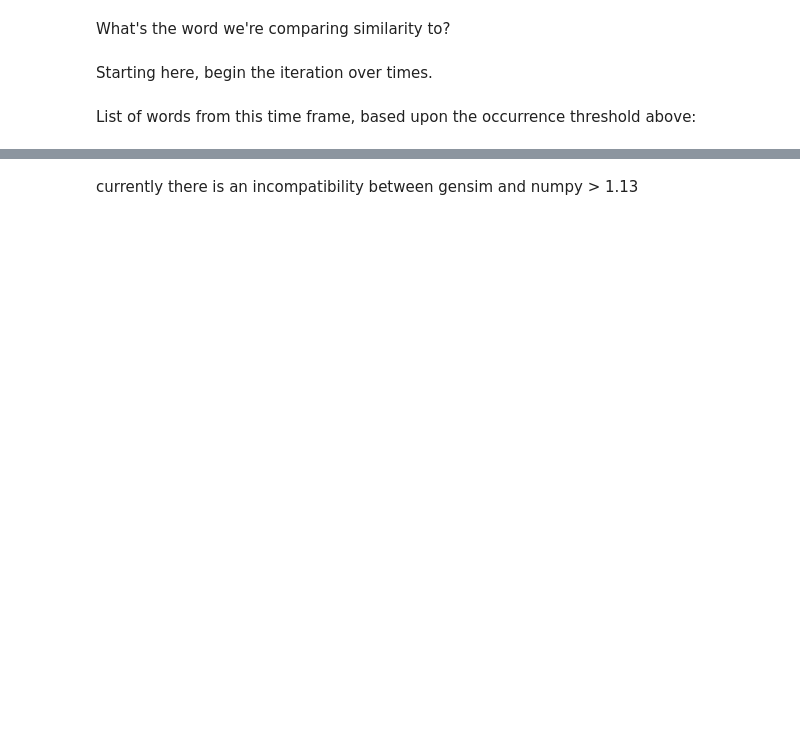
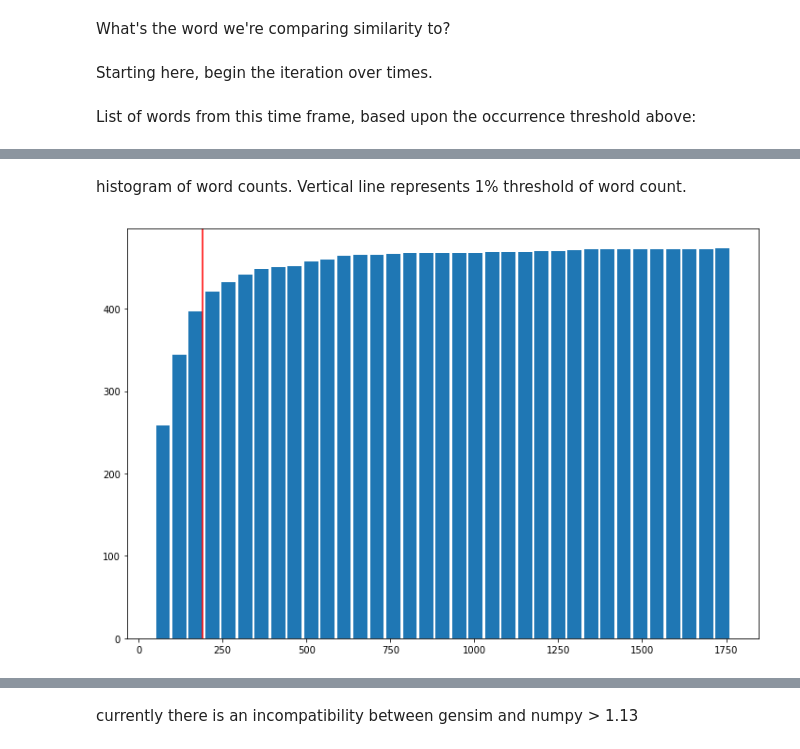
Before and after one commit to brownworth/TwitterDisaster, a Jupyter notebook: Related-Words.ipynb, the cells around one changed output, grey strips where cells are left out. Drawn from its saved outputs; the diff is of its cells as text; code cells hidden in the pictures; blank space fills up the shorter version.

Commit message:
Histogram graphs
Added graphs for histograms of tweets.

```diff
--- a/Related-Words.ipynb
+++ b/Related-Words.ipynb
@@ -104,8 +84,8 @@ pct_occ_thresh = .01 # words must occur a number of times >= this percent of num
 # %% [markdown]
 List of words from this time frame, based upon the occurrence threshold above:
 # %%
-num_tweets = len(tweet_full[tweet_full.tweet_lang == 'en'].loc[tweet_date:tweet_date+date_delta])
+tweet_window = tweet_full_en.loc[tweet_date:tweet_date+date_delta]
+num_tweets = len(tweet_window)
 min_count = ceil(num_tweets * pct_occ_thresh)
-tweet_words = tweet_full[tweet_full.tweet_lang == 'en'].loc["2017-09-10 09:00:00":"2017-09-11 09:00:00",'tweet_text'].apply(tokens_no_stopwords)
+tweet_words = tweet_window['tweet_text'].apply(tokens_no_stopwords)
 word_counts = tweet_words.apply(pd.Series).stack().value_counts()
-word_counts[word_counts > min_count]
@@ -151,0 +92,2 @@ Name: tweet_text, Length: 18523, dtype: object
+# %% [markdown]
+histogram of word counts. Vertical line represents 1% threshold of word count.
@@ -151,0 +97,7 @@ Name: tweet_text, Length: 18523, dtype: object
+# %%
+hist_fig = plt.figure(figsize=(12,8))
+
+plt.hist(word_counts[word_counts > min_count/4], bins=35,cumulative=True,rwidth=.85);
+plt.axvline(min_count,color='r');
+# %% [output]
+[figure, added]
```
Also changed, not shown: parts of 16 cells of this notebook.
